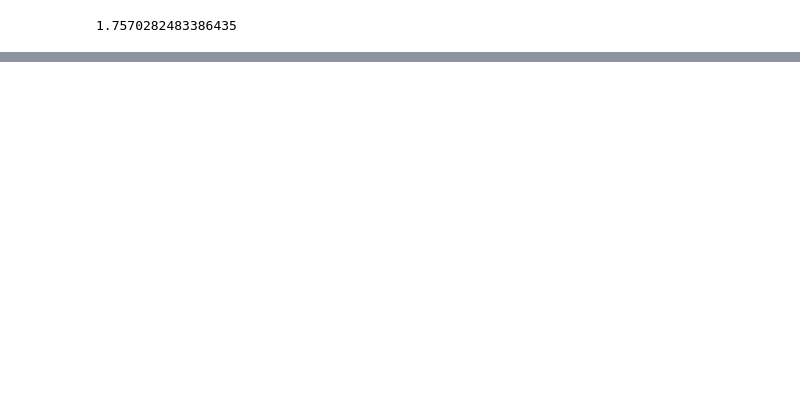
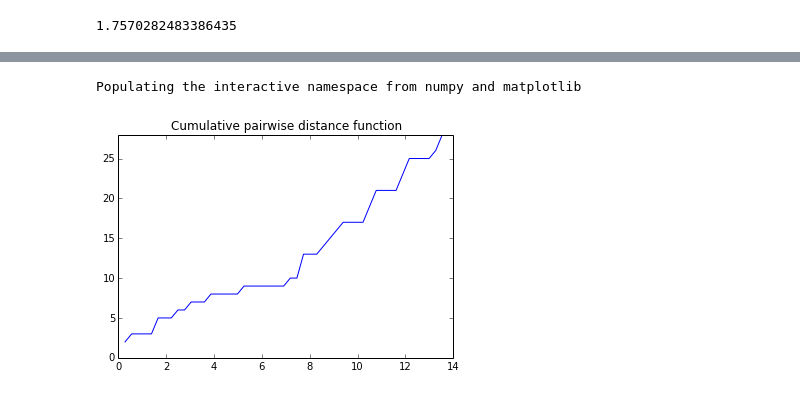
Before and after one commit to sakrison/Distance_ASU, a Jupyter notebook: Dist2.ipynb, the cells around one changed output, grey strips where cells are left out. Cells and saved outputs as stored; diff of their text form; code cells hidden in the pictures; blank space fills up the shorter version.

```diff
--- a/Dist2.ipynb
+++ b/Dist2.ipynb
@@ -82,0 +85,17 @@ Populating the interactive namespace from numpy and matplotlib
+# %%
+#To run the G function we need to start with a distance matrix for our observed data.
+#We create a new function, similar to mean_nn, but this one returns the top half of the
+#distance matrix, with 0 values removed.
+
+def G_matrix(x,y):
+    n = len(x)
+    D = np.zeros((n,n))
+    for i in range(n-1):
+        for j in range(i+1, n):
+            xd = x[i]-x[j]
+            yd = y[i]-y[j]
+            D[i,j] = np.sqrt(xd*xd + yd*yd)
+            D[j,i] = D[i,j]
+    D1 = D[np.triu_indices_from(D)]
+    D1 = D1[D1>0]
+    return D1
@@ -82,0 +113,23 @@ Populating the interactive namespace from numpy and matplotlib
+# %%
+#Make a new function that will plot the cumulative distance function, and nest the
+#G_matrix function within the new plotting function. The number of nearest neighbor pair
+#distances (y axis) lower than a certain distance (x axis) are plotted. Clustered points
+#will have a graph that rises quickly at the smaller test distances.
+%pylab inline
+def G_plot(x,y):
+    D1 = G_matrix(x,y)
+    DMAX = D1.max()
+    DMIN = D1.min()
+    n = len(x)
+    d = np.linspace(0,DMAX)
+    counts, bins = np.histogram(D1, d)
+    plot(bins[1:], counts.cumsum())
+    n = max(counts.cumsum())
+    ylim(0,n)
+    title("Cumulative pairwise distance function")
+# %% [output]
+Populating the interactive namespace from numpy and matplotlib
+# %%
+g1 = G_plot(x,y)
+# %% [output]
+[figure, added]
```
Also changed, not shown: parts of 6 cells of this notebook.
